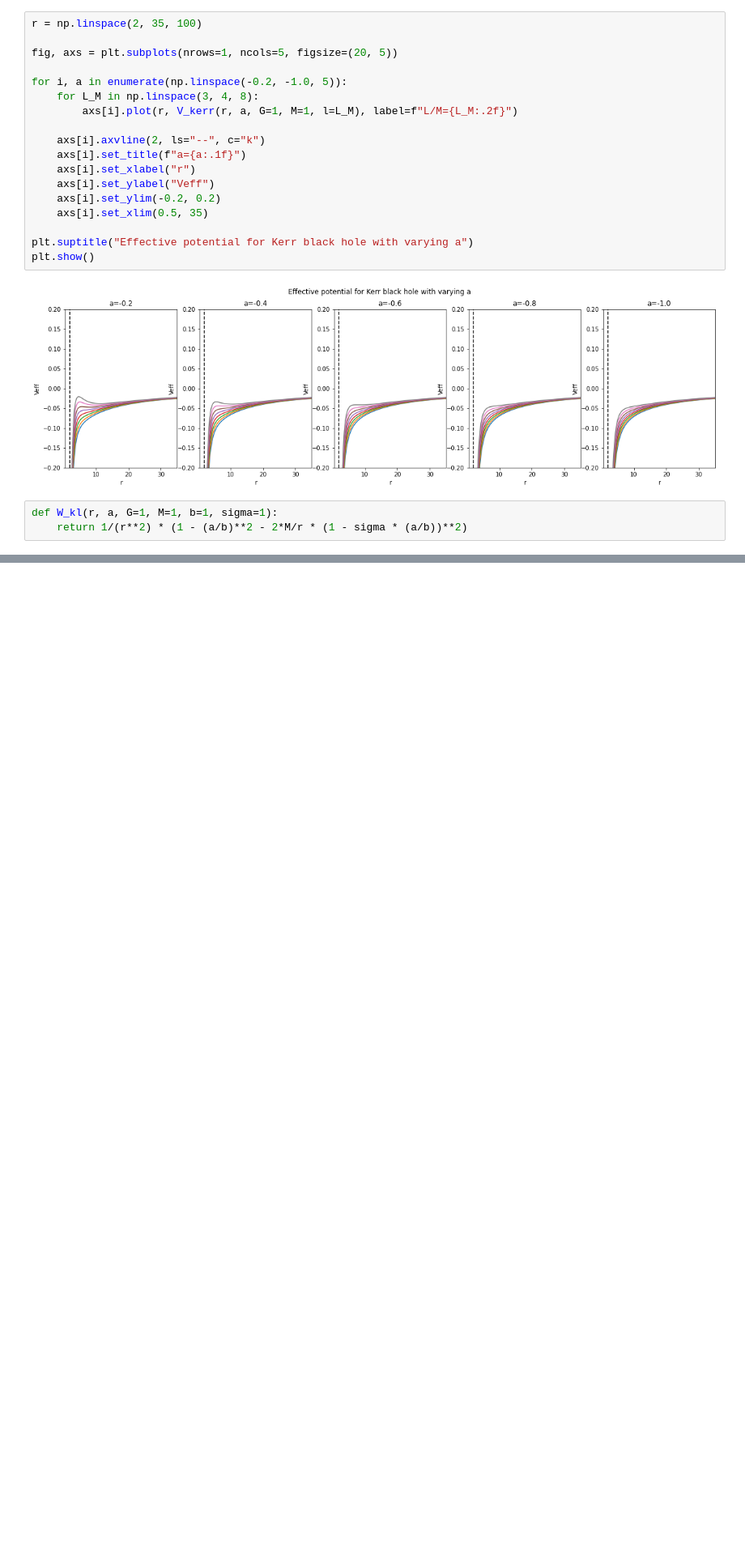
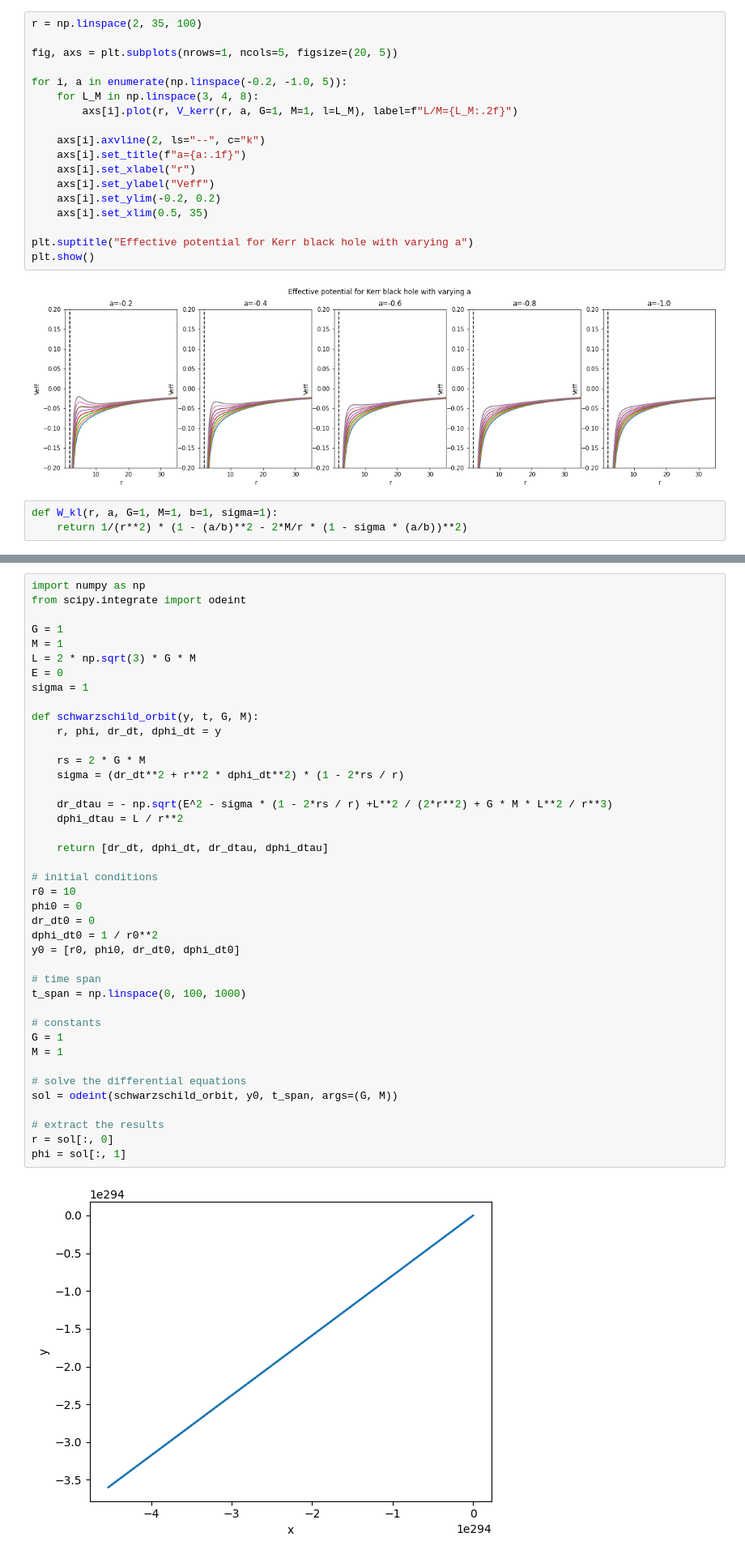
Before and after one commit to j-moncr/honours_nr, a Jupyter notebook: notebooks/particel_orbits_schwarzschild.ipynb, the cells around one changed output, grey strips where cells are left out. Shown at 81% size. Cells and saved outputs as stored; diff of their text form; blank space fills up the shorter version.

```diff
--- a/notebooks/particel_orbits_schwarzschild.ipynb
+++ b/notebooks/particel_orbits_schwarzschild.ipynb
@@ -155,0 +255,43 @@ plt.show()
+# %%
+import numpy as np
+from scipy.integrate import odeint
+
+G = 1
+M = 1
+L = 2 * np.sqrt(3) * G * M
+E = 0
+sigma = 1
+
+def schwarzschild_orbit(y, t, G, M):
+    r, phi, dr_dt, dphi_dt = y
+
+    rs = 2 * G * M
+    sigma = (dr_dt**2 + r**2 * dphi_dt**2) * (1 - 2*rs / r)
+
+    dr_dtau = - np.sqrt(E^2 - sigma * (1 - 2*rs / r) +L**2 / (2*r**2) + G * M * L**2 / r**3)
+    dphi_dtau = L / r**2
+
+    return [dr_dt, dphi_dt, dr_dtau, dphi_dtau]
+
+# initial conditions
+r0 = 10
+phi0 = 0
+dr_dt0 = 0
+dphi_dt0 = 1 / r0**2
+y0 = [r0, phi0, dr_dt0, dphi_dt0]
+
+# time span
+t_span = np.linspace(0, 100, 1000)
+
+# constants
+G = 1
+M = 1
+
+# solve the differential equations
+sol = odeint(schwarzschild_orbit, y0, t_span, args=(G, M))
+
+# extract the results
+r = sol[:, 0]
+phi = sol[:, 1]
+# %% [output]
+[figure, added]
```
Also changed, not shown: parts of 16 cells of this notebook, 31 other files.
